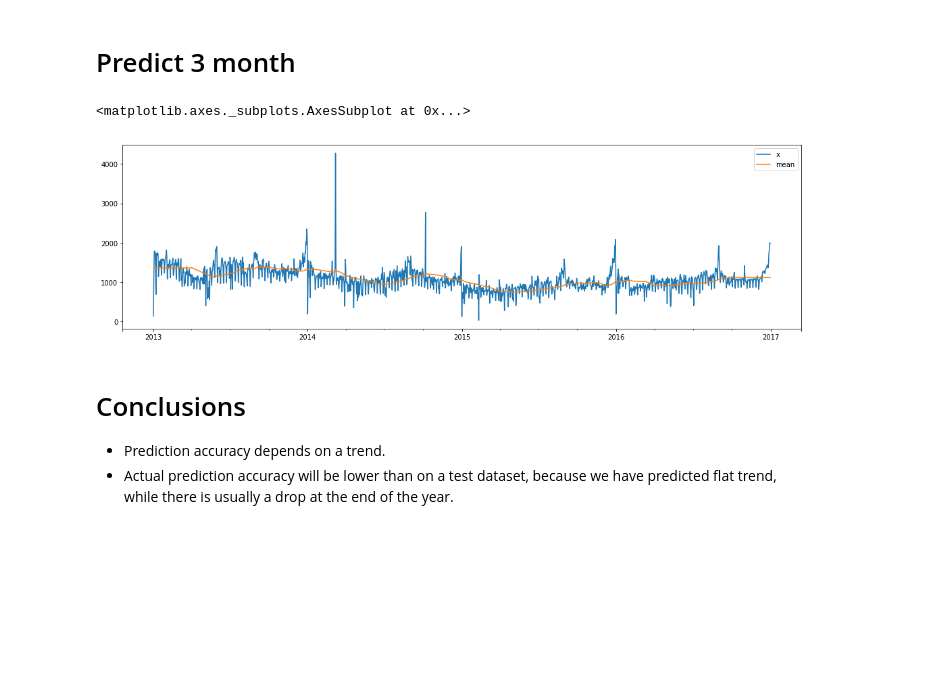
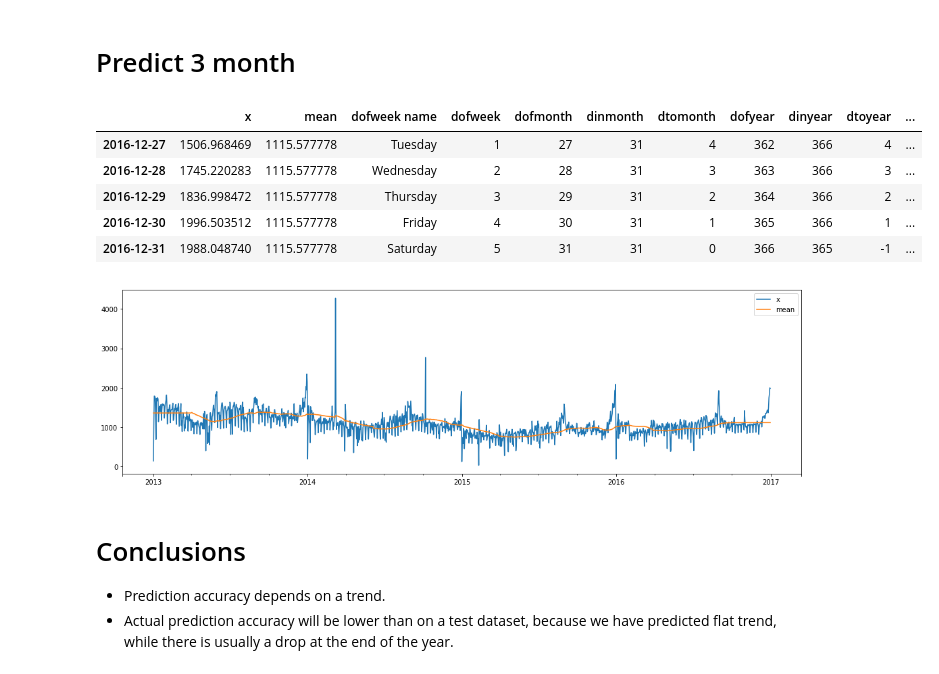
Before and after one commit to anatol-grabowski/test_task_plans_data, a Jupyter notebook: notebooks/task1.ipynb, the cells around one changed output. Saved outputs shown, nothing was run; the diff lists cells and outputs as text; code cells hidden in the pictures; blank space fills up the shorter version.

```diff
--- a/notebooks/task1.ipynb
+++ b/notebooks/task1.ipynb
@@ -197,9 +197,15 @@ plt.plot(pred_test_y, c='gray')
 # %%
 predict_y = boost.predict(predict_x)
 
 predicted_df = data.copy()
 predicted_df.loc[predicted_df.index > original_data.index[-1], 'x'] = predict_y * predicted_df.loc[predicted_df.index > original_data.index[-1], 'mean']
 predicted_df[['x', 'mean']].plot()
+display(predicted_df.tail())
 # %% [output]
-<matplotlib.axes._subplots.AxesSubplot at 0x...>
+|  | x | mean | dofweek name | dofweek | dofmonth | dinmonth | dtomonth | dofyear | dinyear | dtoyear | ... |
+| 2016-12-27 | 1506.968469 | 1115.577778 | Tuesday | 1 | 27 | 31 | 4 | 362 | 366 | 4 | ... |
+| 2016-12-28 | 1745.220283 | 1115.577778 | Wednesday | 2 | 28 | 31 | 3 | 363 | 366 | 3 | ... |
+| 2016-12-29 | 1836.998472 | 1115.577778 | Thursday | 3 | 29 | 31 | 2 | 364 | 366 | 2 | ... |
+| 2016-12-30 | 1996.503512 | 1115.577778 | Friday | 4 | 30 | 31 | 1 | 365 | 366 | 1 | ... |
+| 2016-12-31 | 1988.048740 | 1115.577778 | Saturday | 5 | 31 | 31 | 0 | 366 | 365 | -1 | ... |
 [figure]
```
Also changed, not shown: parts of 1 cell of this notebook, 2 other files.
